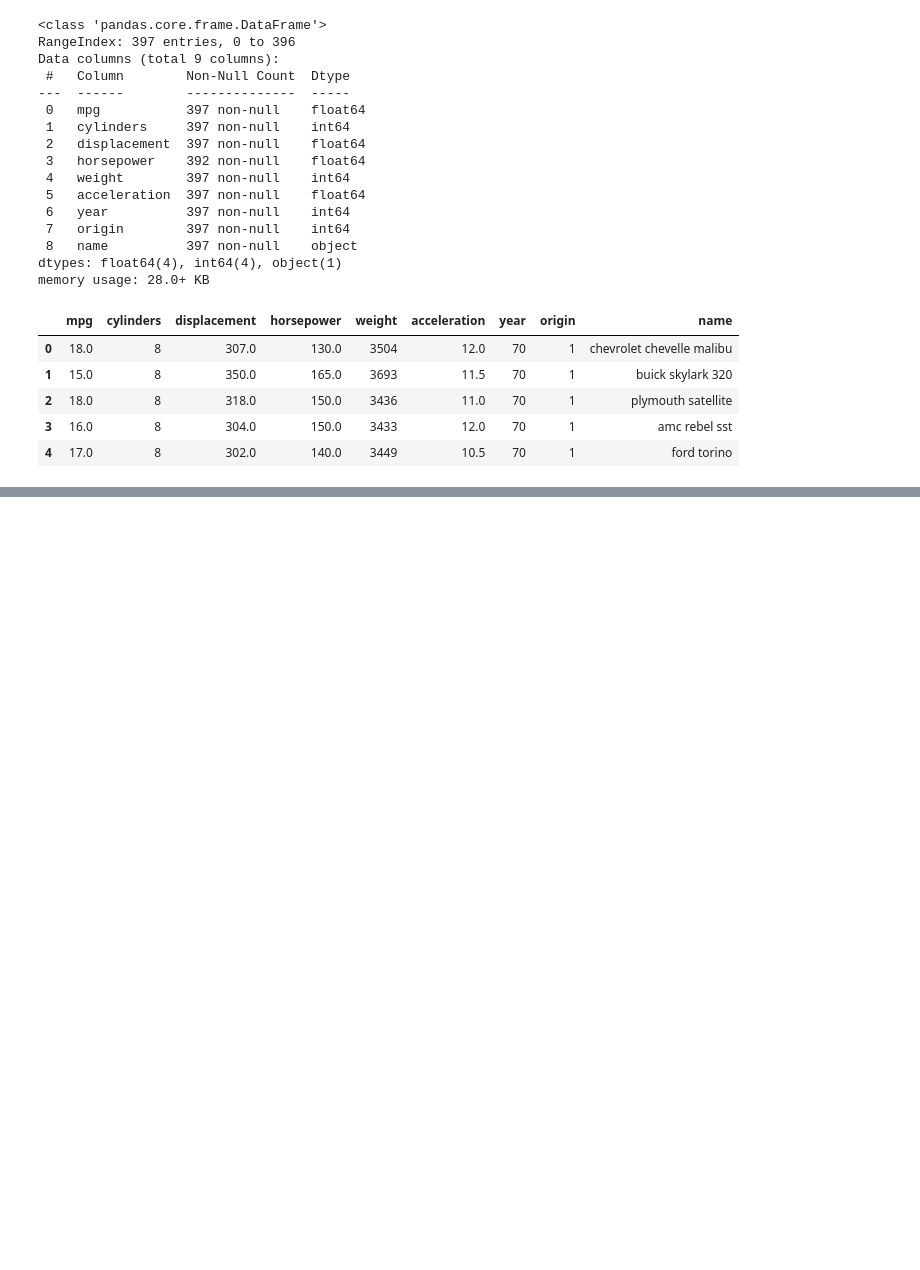
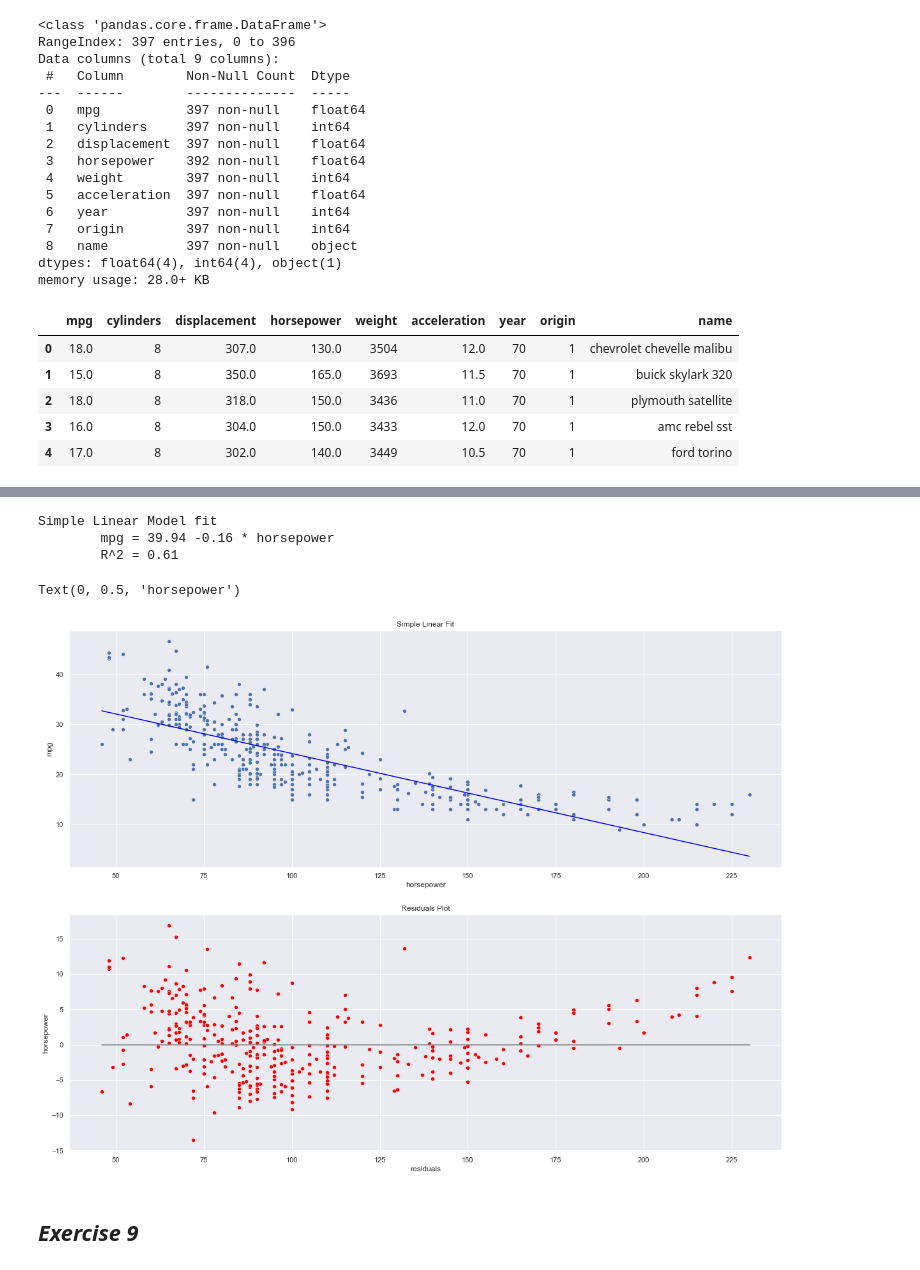
Before and after one commit to jmaestrerodriguez/ISL, a Jupyter notebook: exercises.ipynb, the cells around one changed output, grey strips where cells are left out. Saved outputs shown, nothing was run; the diff lists cells and outputs as text; code cells hidden in the pictures; blank space fills up the shorter version.

Commit message:
Exercises (#2)
* Minor plot changes in ex8.
Some work in ex9.

* Chapter 3, exercise 9 finished.

```diff
--- a/exercises.ipynb
+++ b/exercises.ipynb
@@ -100,0 +66,43 @@ R^2 = 0.61
+# %%
+# SIMPLE LINEAR REGRESSION
+
+# Set response and predictor.
+auto_df = auto_df.dropna()
+X = auto_df['horsepower'].values.reshape(-1,1)
+y = auto_df['mpg'].values.reshape(-1,1)
+
+# Fit
+simple_linear_model_ex8 = LinearRegression().fit(X, y)
+
+# Results
+print('Simple Linear Model fit')
+print('\tmpg = {intercept:.2f} {slope:.2f} * horsepower'.format(intercept = simple_linear_model_ex8.intercept_[0], slope = simple_linear_model_ex8.coef_[0][0]))
+print('\tR^2 = {R_2:.2f}'.format(R_2 = simple_linear_model_ex8.score(X,y)))
+# %% [output]
+Simple Linear Model fit
+        mpg = 39.94 -0.16 * horsepower
+        R^2 = 0.61
+# %%
+# Plots
+Y_pred = simple_linear_model_ex8.intercept_[0] + auto_df['horsepower'] * simple_linear_model_ex8.coef_[0][0]
+
+fig_1, axes = plt.subplots(2, 1)
+sns.lineplot(ax = axes[0], x = auto_df['horsepower'], y = Y_pred, color = 'blue')
+sns.scatterplot(ax = axes[0], x = auto_df['horsepower'], y = auto_df['mpg'])
+sns.scatterplot(x = auto_df['horsepower'], y = auto_df['mpg'] - Y_pred, color = 'red') # residuals
+sns.lineplot(x = auto_df['horsepower'], y = auto_df['mpg'] * 0, color = 'grey') # zero line
+
+axes[0].set_title('Simple Linear Fit')
+axes[0].set_xlabel('horsepower')
+axes[0].set_ylabel('mpg')
+
+axes[1].set_title('Residuals Plot')
+axes[1].set_xlabel('residuals')
+axes[1].set_ylabel('horsepower')
+
+#fig_1.set(xlabel='horsepower', ylabel='mpg');
+# %% [output]
+Text(0, 0.5, 'horsepower')
+[figure, added]
+# %% [markdown]
+## *Exercise 9*
```
Also changed, not shown: parts of 14 cells of this notebook.
